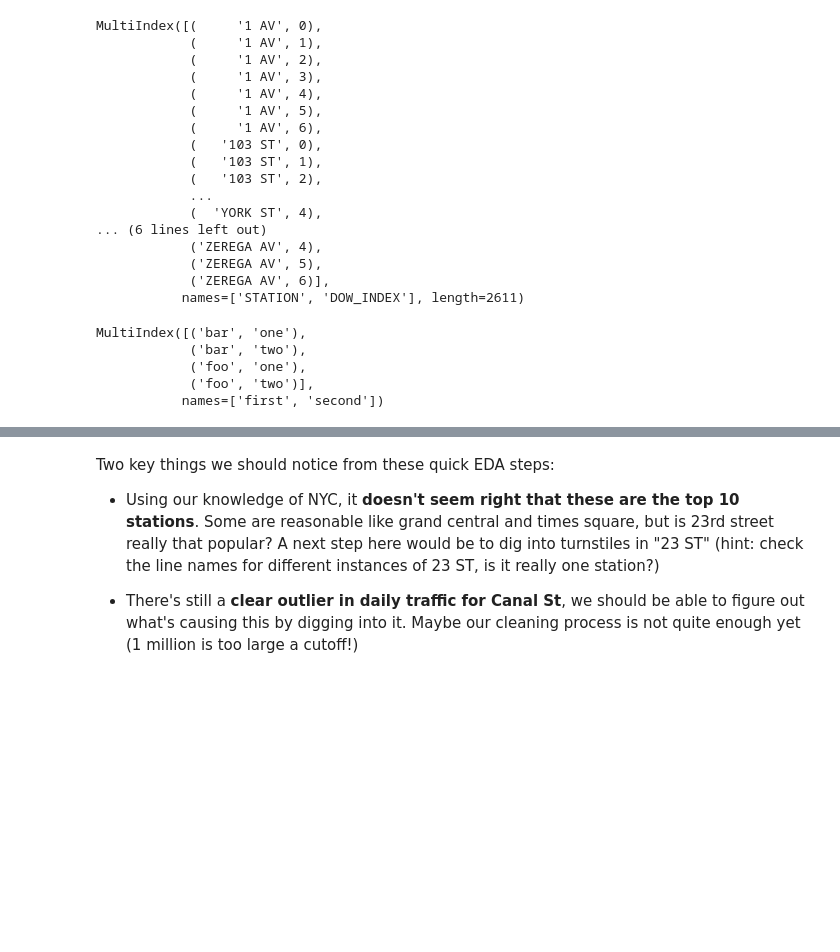
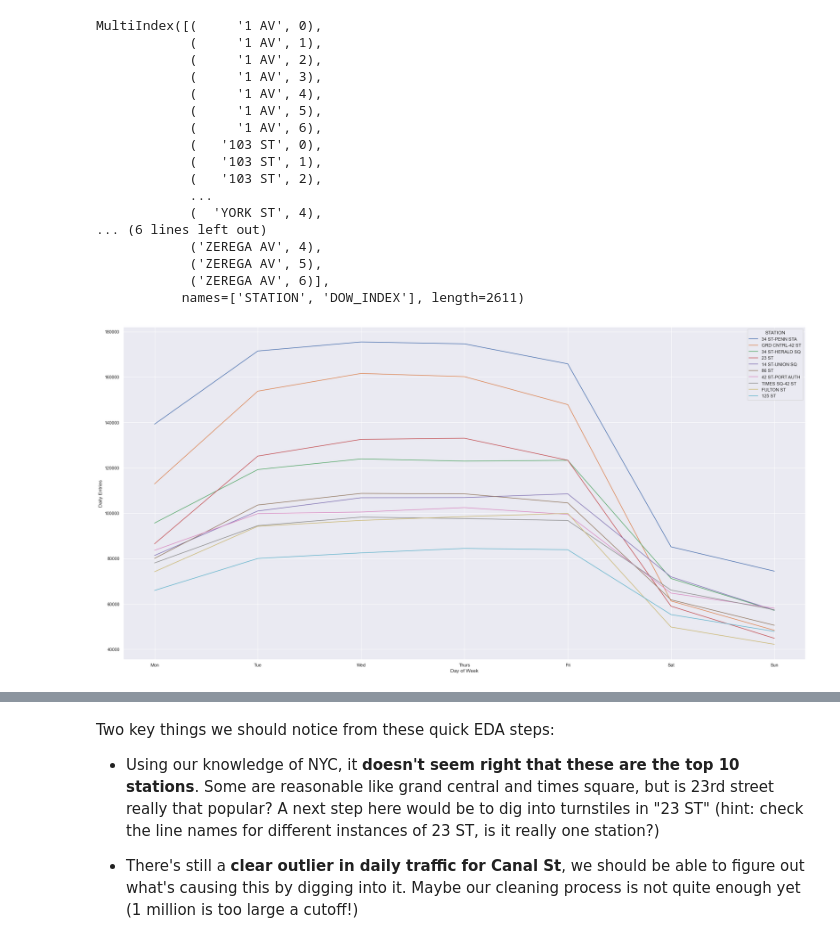
Before and after one commit to zhouandrewc/mta-project, a Jupyter notebook: mta_solns_eda.ipynb, the cells around one changed output, grey strips where cells are left out. Saved outputs shown, nothing was run; the diff lists cells and outputs as text; code cells hidden in the pictures; blank space fills up the shorter version.

```diff
--- a/mta_solns_eda.ipynb
+++ b/mta_solns_eda.ipynb
@@ -498,29 +491,21 @@ MultiIndex([(     '1 AV', 0),
             ('ZEREGA AV', 5),
             ('ZEREGA AV', 6)],
            names=['STATION', 'DOW_INDEX'], length=2611)
-# %%
-df = pd.DataFrame([['bar', 'one'], ['bar', 'two'],['foo', 'one'], ['foo', 'two']],columns=['first', 'second'])
-index = pd.MultiIndex.from_frame(df)
-df = pd.DataFrame(np.random.randn(3, 4), index=['A', 'B', 'C'], columns=index)
-df.columns
-# %% [output]
-MultiIndex([('bar', 'one'),
-            ('bar', 'two'),
-            ('foo', 'one'),
-            ('foo', 'two')],
-           names=['first', 'second'])
 # %%
 # testing sorting within groupby
 stations_daily["DOW_INDEX"] = stations_daily["DATE"].apply(lambda x: pd.to_datetime(x).weekday())
 stations_by_day = \
     (stations_daily.groupby(["STATION", "DOW_INDEX"])).mean()\
                     # how would i sort by another column after the fact?
 
 top10_by_day = stations_by_day.loc[list(top10_stations)].reset_index()
 
 the_plt = sns.lineplot(data=top10_by_day, x="DOW_INDEX", y="DAILY_ENTRIES", hue="STATION");
-sns.set(rc={'figure.figsize':(5,8)})
+
 plt.xlabel("Day of Week")
 plt.ylabel("Daily Entries")
 the_plt.set_xticks(range(7))
 the_plt.set_xticklabels(["Mon", "Tue", "Wed", "Thurs", "Fri", "Sat", "Sun"]);
+sns.set(rc={'figure.figsize':(20,15)})
+# %% [output]
+[figure, added]
```
Also changed, not shown: parts of 14 cells of this notebook.
